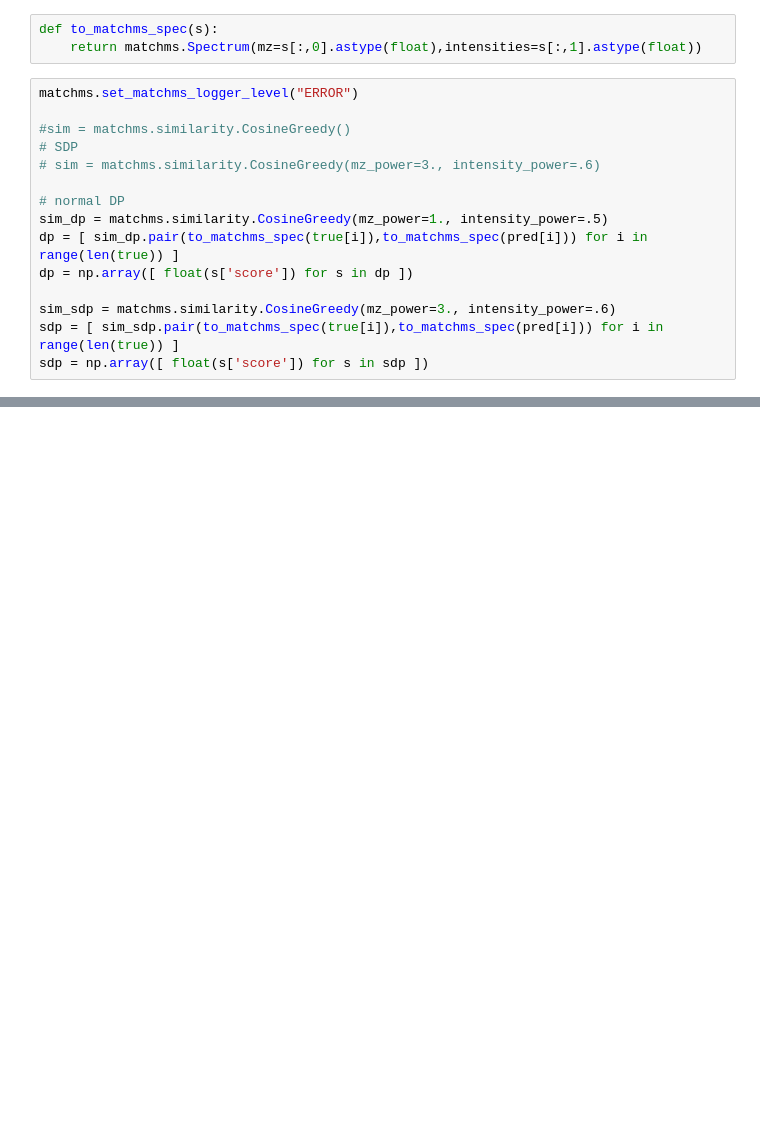
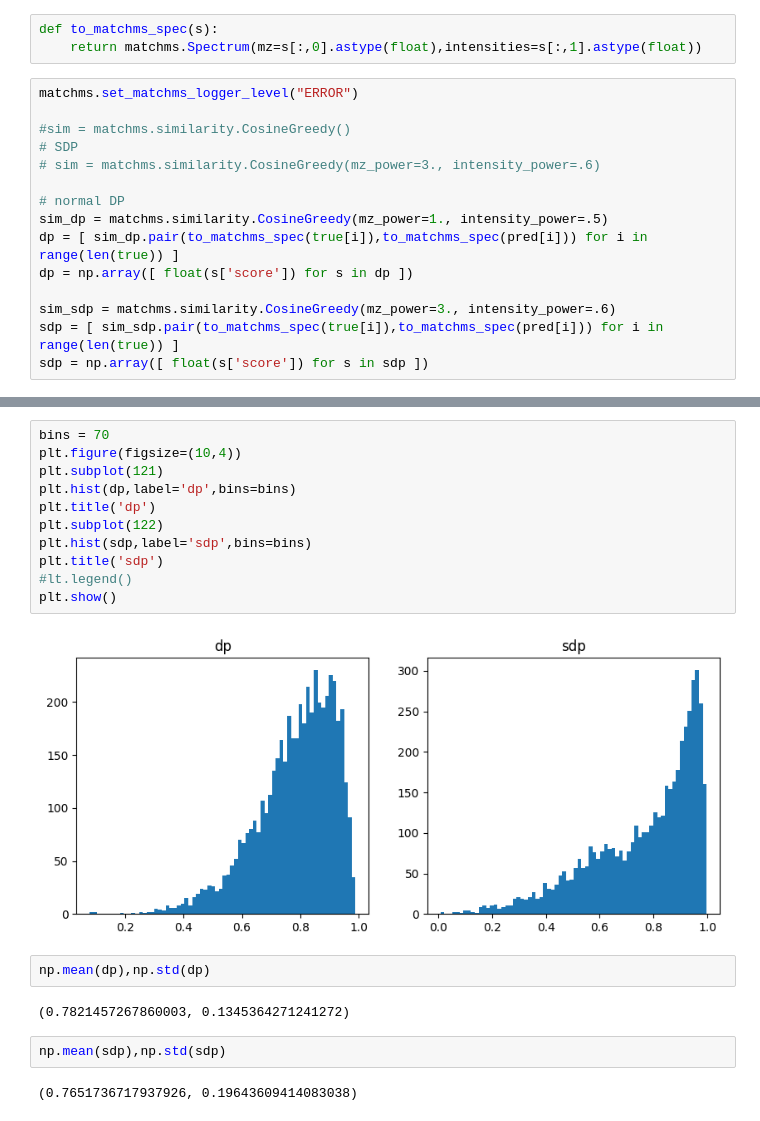
Before and after one commit to ljocha/rassp-public, a Jupyter notebook: predict-orig.ipynb, the cells around one changed output, grey strips where cells are left out. Saved outputs shown, nothing was run; the diff lists cells and outputs as text; blank space fills up the shorter version.

```diff
--- a/predict-orig.ipynb
+++ b/predict-orig.ipynb
@@ -173,0 +195,21 @@ np.mean(sdp),np.std(sdp)
+# %%
+bins = 70
+plt.figure(figsize=(10,4))
+plt.subplot(121)
+plt.hist(dp,label='dp',bins=bins)
+plt.title('dp')
+plt.subplot(122)
+plt.hist(sdp,label='sdp',bins=bins)
+plt.title('sdp')
+#lt.legend()
+plt.show()
+# %% [output]
+[figure, added]
+# %%
+np.mean(dp),np.std(dp)
+# %% [output]
+(0.7821457267860003, 0.1345364271241272)
+# %%
+np.mean(sdp),np.std(sdp)
+# %% [output]
+(0.7651736717937926, 0.19643609414083038)
```
Also changed, not shown: parts of 10 cells of this notebook.
